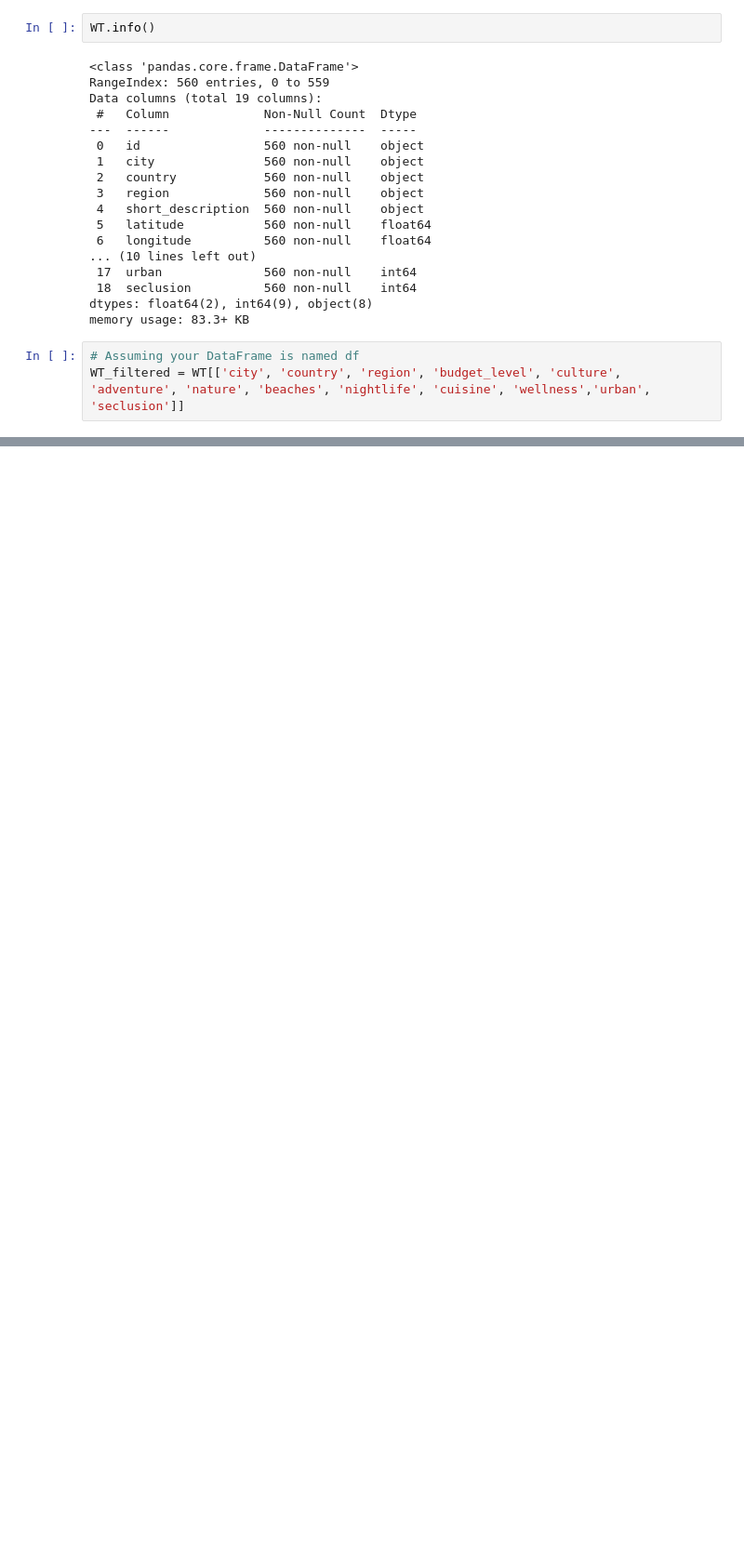
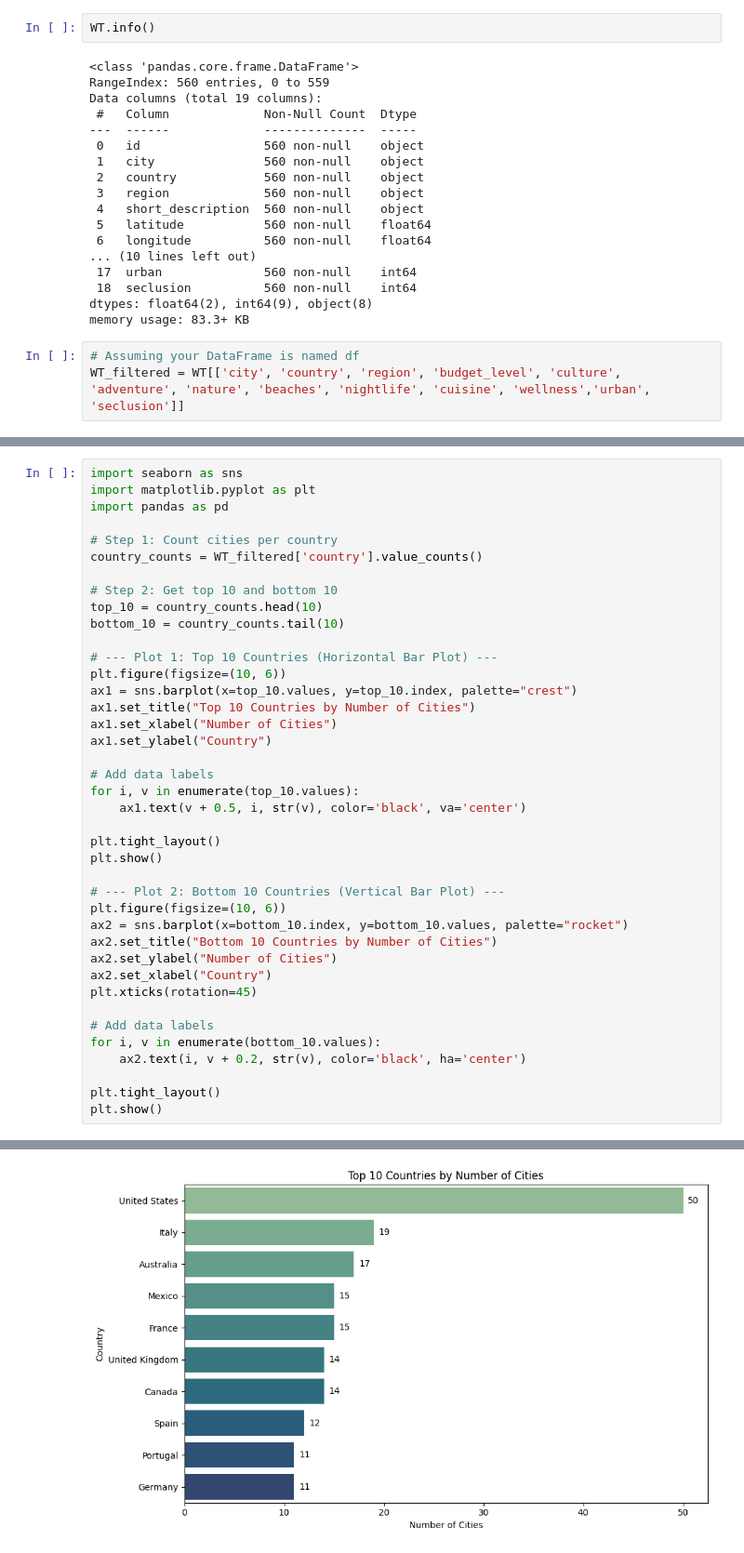
Before and after one commit to raishubham23/WorldWide_Travel_Cities, a Jupyter notebook: Worldwide_Travel_Cities(Rating).ipynb, the cells around one changed output, grey strips where cells are left out. Shown at 93% size. Drawn from its saved outputs; the diff is of its cells as text; blank space fills up the shorter version.

```diff
--- a/Worldwide_Travel_Cities(Rating).ipynb
+++ b/Worldwide_Travel_Cities(Rating).ipynb
@@ -87,0 +137,41 @@ WT_filtered.tail()
+# %%
+import seaborn as sns
+import matplotlib.pyplot as plt
+import pandas as pd
+
+# Step 1: Count cities per country
+country_counts = WT_filtered['country'].value_counts()
+
+# Step 2: Get top 10 and bottom 10
+top_10 = country_counts.head(10)
+bottom_10 = country_counts.tail(10)
+
+# --- Plot 1: Top 10 Countries (Horizontal Bar Plot) ---
+plt.figure(figsize=(10, 6))
+ax1 = sns.barplot(x=top_10.values, y=top_10.index, palette="crest")
+ax1.set_title("Top 10 Countries by Number of Cities")
+ax1.set_xlabel("Number of Cities")
+ax1.set_ylabel("Country")
+
+# Add data labels
+for i, v in enumerate(top_10.values):
+    ax1.text(v + 0.5, i, str(v), color='black', va='center')
+
+plt.tight_layout()
+plt.show()
+
+# --- Plot 2: Bottom 10 Countries (Vertical Bar Plot) ---
+plt.figure(figsize=(10, 6))
+ax2 = sns.barplot(x=bottom_10.index, y=bottom_10.values, palette="rocket")
+ax2.set_title("Bottom 10 Countries by Number of Cities")
+ax2.set_ylabel("Number of Cities")
+ax2.set_xlabel("Country")
+plt.xticks(rotation=45)
+
+# Add data labels
+for i, v in enumerate(bottom_10.values):
+    ax2.text(i, v + 0.2, str(v), color='black', ha='center')
+
+plt.tight_layout()
+plt.show()
+# %% [output]
@@ -87,0 +181 @@ WT_filtered.tail()
+[figure, added]
```
Also changed, not shown: parts of 12 cells of this notebook.
